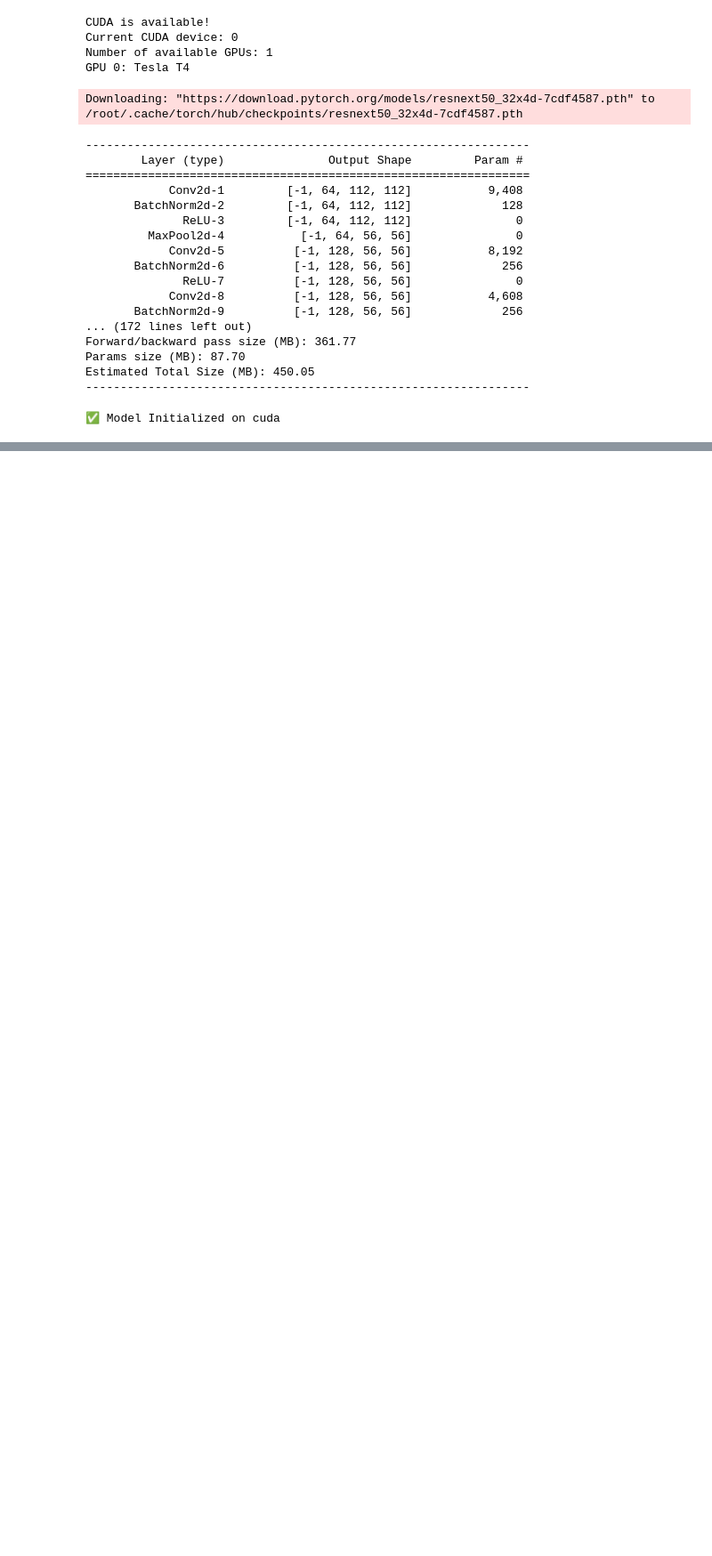
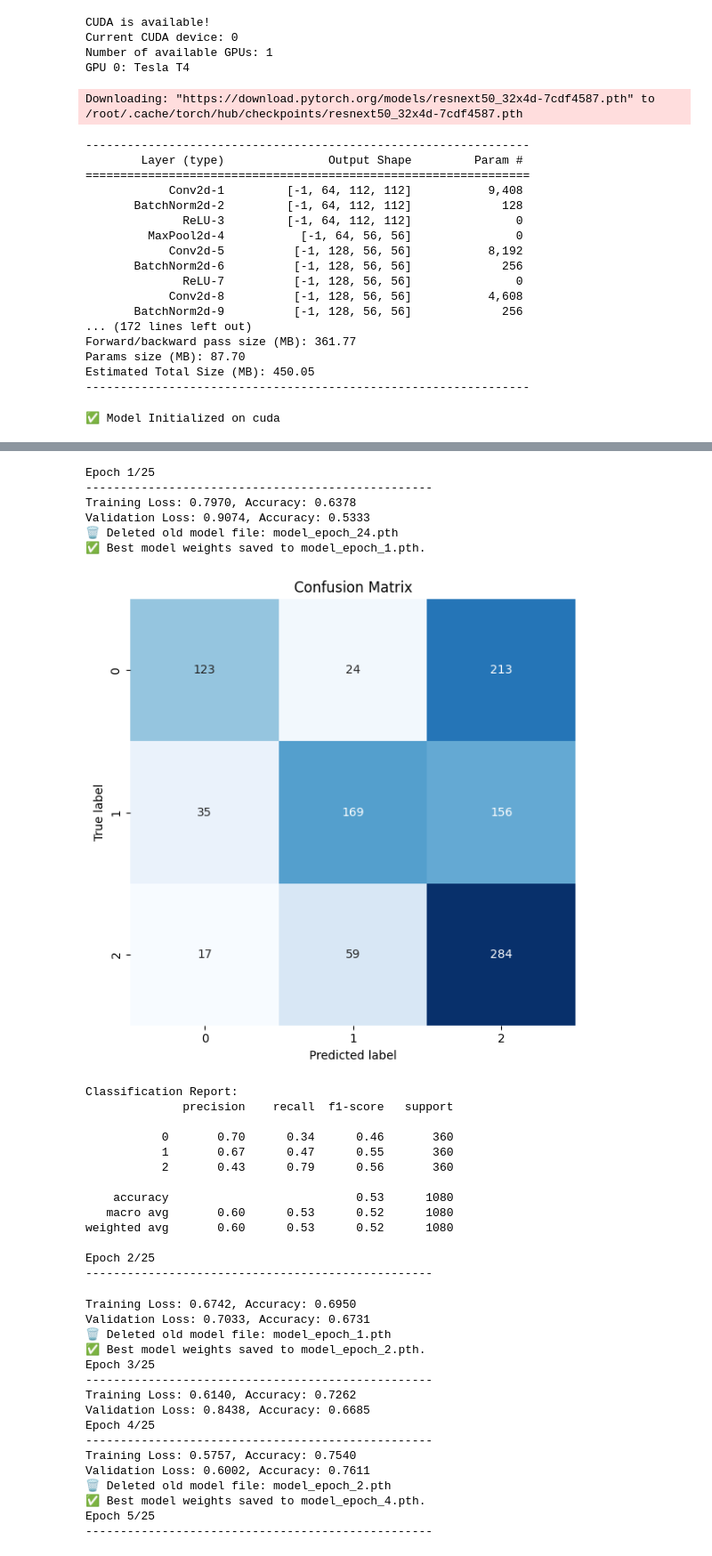
Before and after one commit to alirzx/Knee-Osteoarthritis-Detection-Using-YOLO, a Jupyter notebook: knee_osteoarthritis_classification.ipynb, the cells around one changed output, grey strips where cells are left out. Shown at 89% size. Drawn from its saved outputs; the diff is of its cells as text; code cells hidden in the pictures; blank space fills up the shorter version.

```diff
--- a/knee_osteoarthritis_classification.ipynb
+++ b/knee_osteoarthritis_classification.ipynb
@@ -1341,0 +1469,27 @@ Epoch 16/25
+# %%
+# ✅ Define Hyperparameters
+num_epochs = 50
+lr = 1e-4  # Increased for better convergence
+weight_decay = 1e-5  # Moderate regularization
+
+# ✅ Loss Function: Use CrossEntropyLoss (for Multi-Class)
+loss_fn = nn.CrossEntropyLoss()
+
+# ✅ Optimizer: AdamW (Better Generalization)
+optimizer = optim.AdamW(model.parameters(), lr=lr, weight_decay=weight_decay)
+
+
+# ✅ Learning Rate Scheduler: ReduceLROnPlateau
+scheduler = optim.lr_scheduler.ReduceLROnPlateau(
+    optimizer,
+    mode='min',  # Reduce the learning rate when the validation loss stops decreasing
+    factor=0.5,  # Reduce learning rate by 50%
+    patience=3,  # Number of epochs with no improvement before reducing lr
+    verbose=True  # Display when the learning rate is reduced
+    #min_lr=1e-7  # Minimum learning rate (avoid going below this value)
+)
+# ✅ Gradient Scaling for Mixed Precision Training (Speed & Stability)
+scaler = GradScaler()
+
+# ✅ Model Training Check
+print(f"✅ Model Initialized on {device}")
@@ -1341,0 +1498,52 @@ Epoch 16/25
+# %%
+# Example:
+early_stopping = EarlyStopping(patience=5, verbose=True, delta=0)
+model_name_prefix = "model_resnext101"  # Or dynamically change this per model
+trained_model = train_and_validate(
+    model,
+    train_loader,
+    val_loader,
+    optimizer,
+    scheduler,
+    loss_fn,
+    epochs=25,
+    device=device,
+    early_stopping=early_stopping,
+    model_name_prefix=model_name_prefix)
+# %% [output]
+Epoch 1/25
+--------------------------------------------------
+Training Loss: 0.7970, Accuracy: 0.6378
+Validation Loss: 0.9074, Accuracy: 0.5333
+🗑️ Deleted old model file: model_epoch_24.pth
+✅ Best model weights saved to model_epoch_1.pth.
+[figure, added]
+Classification Report:
+              precision    recall  f1-score   support
+
+           0       0.70      0.34      0.46       360
+           1       0.67      0.47      0.55       360
+           2       0.43      0.79      0.56       360
+
+    accuracy                           0.53      1080
+   macro avg       0.60      0.53      0.52      1080
+weighted avg       0.60      0.53      0.52      1080
+
+Epoch 2/25
+--------------------------------------------------
+Training Loss: 0.6742, Accuracy: 0.6950
+Validation Loss: 0.7033, Accuracy: 0.6731
+🗑️ Deleted old model file: model_epoch_1.pth
+✅ Best model weights saved to model_epoch_2.pth.
+Epoch 3/25
+--------------------------------------------------
+Training Loss: 0.6140, Accuracy: 0.7262
+Validation Loss: 0.8438, Accuracy: 0.6685
+Epoch 4/25
+--------------------------------------------------
+Training Loss: 0.5757, Accuracy: 0.7540
+Validation Loss: 0.6002, Accuracy: 0.7611
+🗑️ Deleted old model file: model_epoch_2.pth
+✅ Best model weights saved to model_epoch_4.pth.
+Epoch 5/25
+--------------------------------------------------
```
Also changed, not shown: parts of 16 cells of this notebook.
